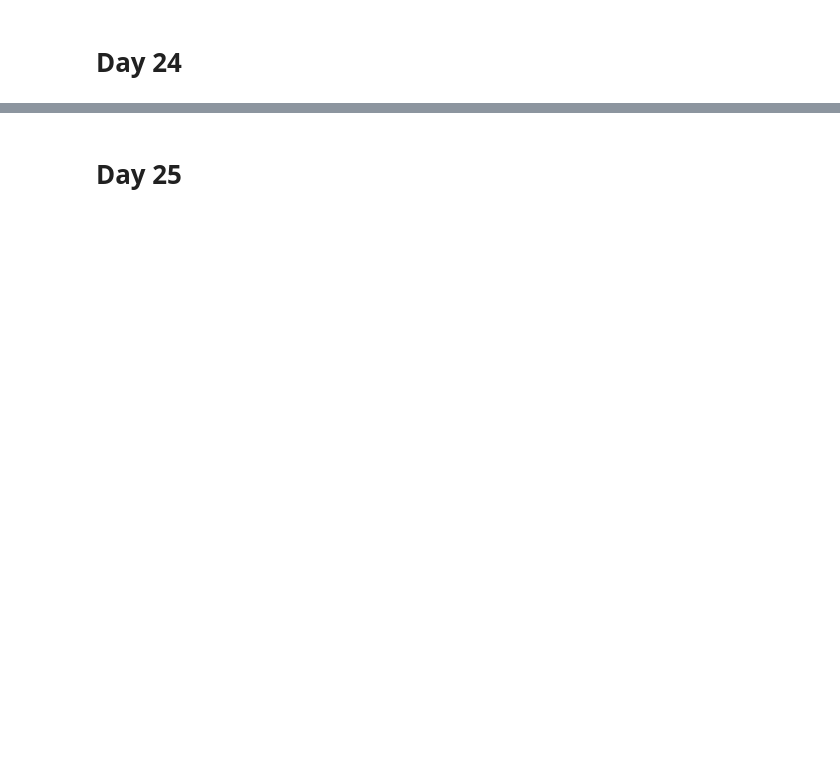
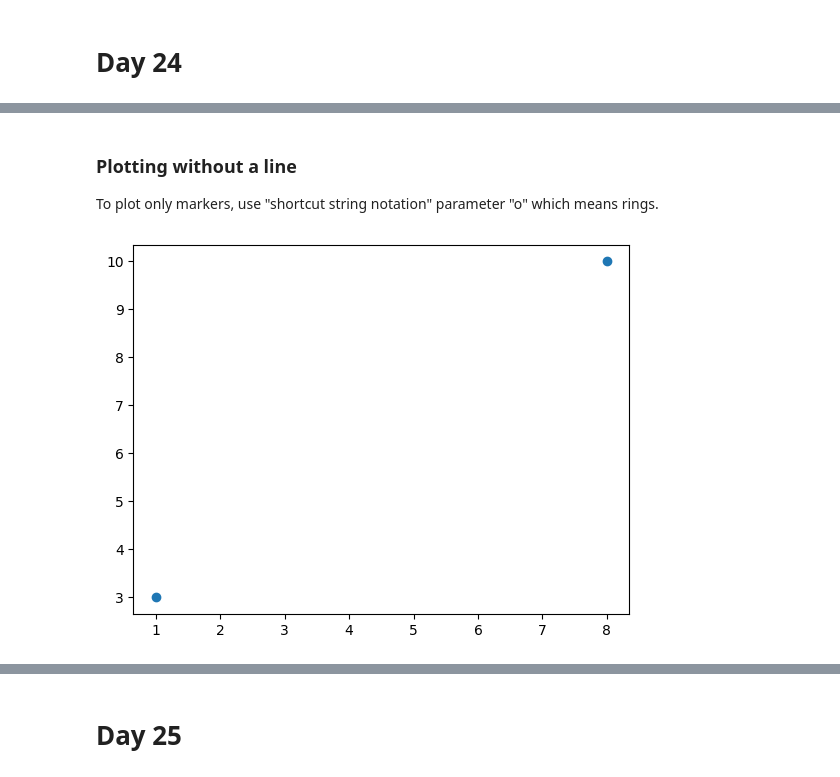
Before and after one commit to SamsonKamunyu/Machine-Learning-Challenge, a Jupyter notebook: Untitled.ipynb, the cells around one changed output, grey strips where cells are left out. Cells and saved outputs as stored; diff of their text form; code cells hidden in the pictures; blank space fills up the shorter version.

```diff
--- a/Untitled.ipynb
+++ b/Untitled.ipynb
@@ -1419,0 +1438,14 @@ print(mycursor.rowcount, 'record(s) affected')
+# %% [markdown]
+### Plotting without a line
+To plot only markers, use "shortcut string notation" parameter "o" which means rings.
+# %%
+import matplotlib.pyplot as plt
+import numpy as np
+
+xpoints = np.array([1, 8])
+ypoints = np.array([3, 10])
+
+plt.plot(xpoints, ypoints, 'o')
+plt.show()
+# %% [output]
+[figure, added]
```
Also changed, not shown: parts of 17 cells of this notebook.
